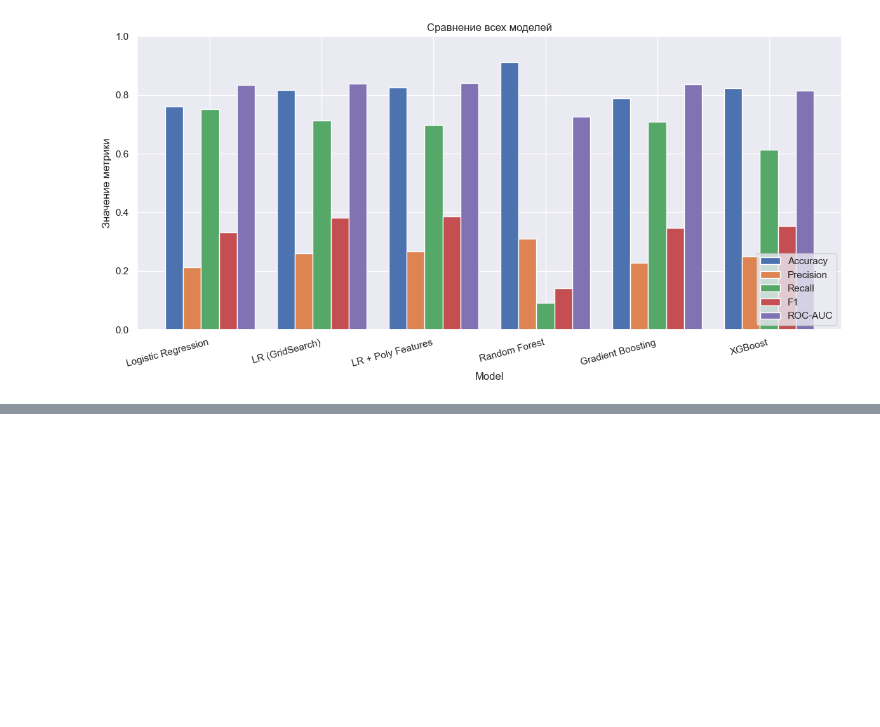
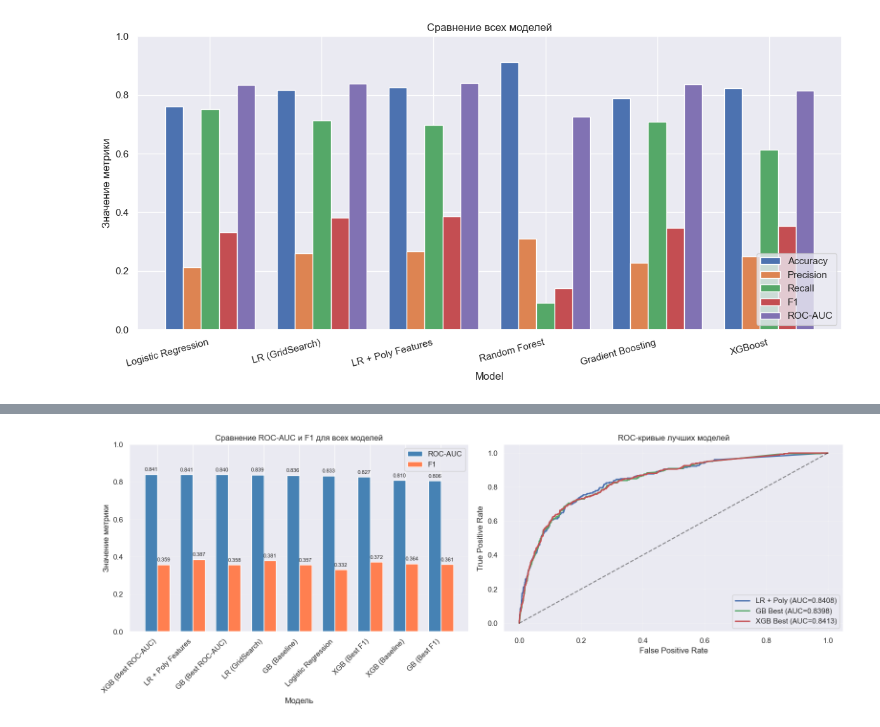
Before and after one commit to SergeySemenov314/stepik_retention_models, a Jupyter notebook: Untitled.ipynb, the cells around one changed output, grey strips where cells are left out. Cells and saved outputs as stored; diff of their text form; code cells hidden in the pictures; blank space fills up the shorter version.

```diff
--- a/Untitled.ipynb
+++ b/Untitled.ipynb
@@ -1613,0 +1709,20 @@ XGBoost                0.8226     0.2489  0.6140  0.3543   0.8142
+# %%
+# === ПОДБОР ПАРАМЕТРОВ ПО F1 ===
+print("🔍 Этап 3: Подбор параметров с оптимизацией по F1...")
+print("="*70)
+
+gb_f1 = RandomizedSearchCV(
+    GradientBoostingClassifier(random_state=42),
+    param_distributions=param_grid_gb,
+    n_iter=50,
+    cv=5,
+    scoring='f1',  # Оптимизация по F1
+    n_jobs=-1,
+    verbose=1,
+    random_state=42
+)
+
+gb_f1.fit(X_train_final, y_train, sample_weight=sample_weights_train)
+
+print(f"\n✅ Лучшие параметры (по F1): {gb_f1.best_params_}")
+print(f"✅ Лучший F1 на CV: {gb_f1.best_score_:.4f}")
@@ -1613,0 +1970,61 @@ XGBoost                0.8226     0.2489  0.6140  0.3543   0.8142
+# %%
+# === ВИЗУАЛИЗАЦИЯ СРАВНЕНИЯ МОДЕЛЕЙ ===
+fig, axes = plt.subplots(1, 2, figsize=(16, 6))
+
+# График 1: ROC-AUC и F1 для всех моделей
+ax1 = axes[0]
+x = range(len(final_comparison))
+width = 0.35
+
+bars1 = ax1.bar([i - width/2 for i in x], final_comparison['ROC-AUC'], width, label='ROC-AUC', color='steelblue')
+bars2 = ax1.bar([i + width/2 for i in x], final_comparison['F1'], width, label='F1', color='coral')
+
+ax1.set_xlabel('Модель')
+ax1.set_ylabel('Значение метрики')
+ax1.set_title('Сравнение ROC-AUC и F1 для всех моделей')
+ax1.set_xticks(x)
+ax1.set_xticklabels(final_comparison.index, rotation=45, ha='right')
+ax1.legend()
+ax1.set_ylim(0, 1)
+ax1.grid(axis='y', alpha=0.3)
+
+# Добавляем значения над столбцами
+for bar in bars1:
+    height = bar.get_height()
+    ax1.annotate(f'{height:.3f}', xy=(bar.get_x() + bar.get_width()/2, height),
+                xytext=(0, 3), textcoords="offset points", ha='center', va='bottom', fontsize=8)
+for bar in bars2:
+    height = bar.get_height()
+    ax1.annotate(f'{height:.3f}', xy=(bar.get_x() + bar.get_width()/2, height),
+                xytext=(0, 3), textcoords="offset points", ha='center', va='bottom', fontsize=8)
+
+# График 2: ROC-кривые лучших моделей
+ax2 = axes[1]
+from sklearn.metrics import roc_curve
+
+# LR + Poly Features
+y_proba_lr = lr_poly.predict_proba(X_test_final_scaled)[:, 1]
+fpr_lr, tpr_lr, _ = roc_curve(y_test, y_proba_lr)
+ax2.plot(fpr_lr, tpr_lr, 'b-', linewidth=2, label=f'LR + Poly (AUC={lr_poly_metrics["ROC-AUC"]:.4f})')
+
+# GB Best ROC-AUC
+y_proba_gb = gb_best_roc.predict_proba(X_test_final)[:, 1]
+fpr_gb, tpr_gb, _ = roc_curve(y_test, y_proba_gb)
+ax2.plot(fpr_gb, tpr_gb, 'g-', linewidth=2, label=f'GB Best (AUC={gb_roc_metrics["ROC-AUC"]:.4f})')
+
+# XGB Best ROC-AUC
+y_proba_xgb = xgb_best_roc.predict_proba(X_test_final)[:, 1]
+fpr_xgb, tpr_xgb, _ = roc_curve(y_test, y_proba_xgb)
+ax2.plot(fpr_xgb, tpr_xgb, 'r-', linewidth=2, label=f'XGB Best (AUC={xgb_roc_metrics["ROC-AUC"]:.4f})')
+
+ax2.plot([0, 1], [0, 1], 'k--', alpha=0.5)
+ax2.set_xlabel('False Positive Rate')
+ax2.set_ylabel('True Positive Rate')
+ax2.set_title('ROC-кривые лучших моделей')
+ax2.legend(loc='lower right')
+ax2.grid(True, alpha=0.3)
+
+plt.tight_layout()
+plt.show()
+# %% [output]
+[figure, added]
```
Also changed, not shown: parts of 13 cells of this notebook.
